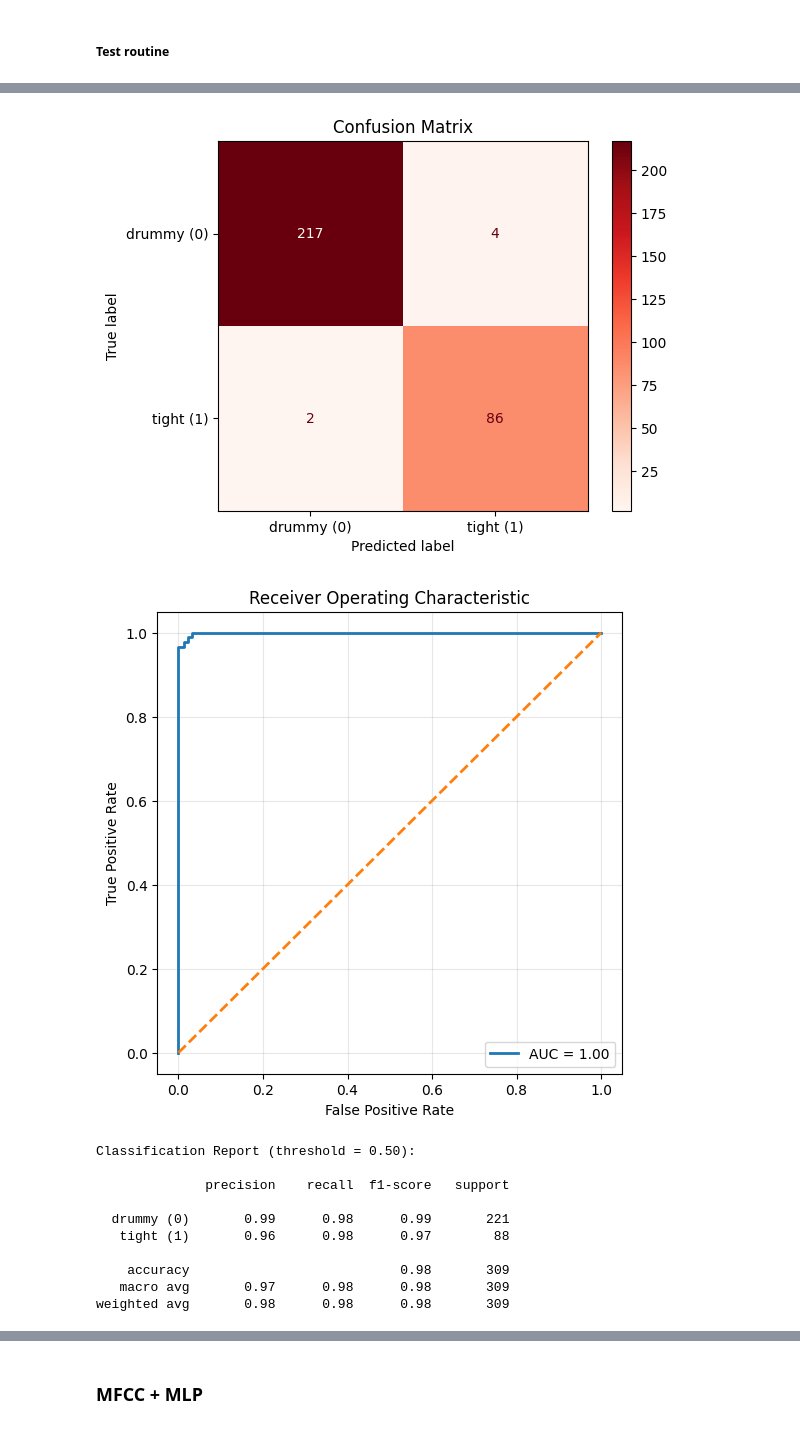
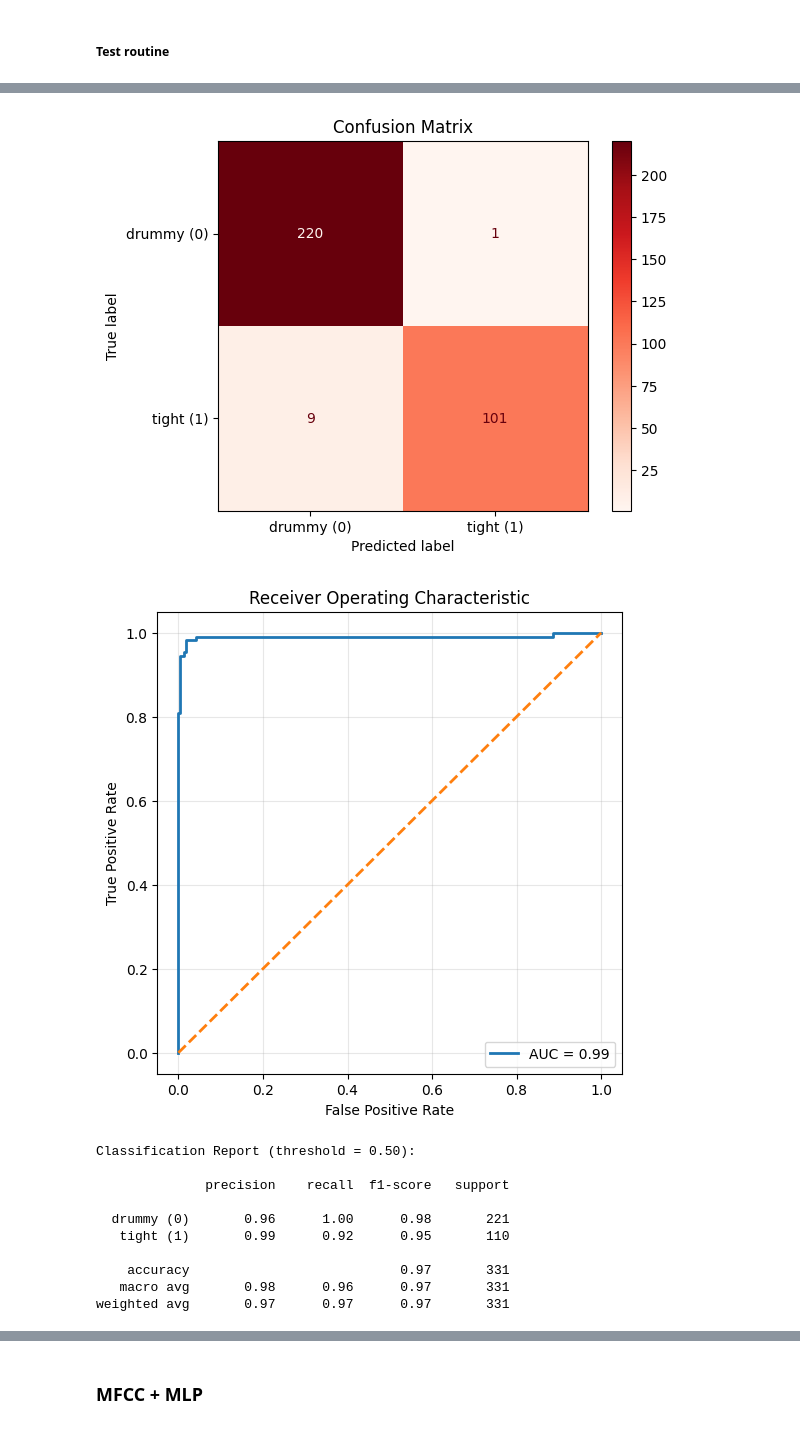
Before and after one commit to kanwarSINGH03/acoustic_signal_classification, a Jupyter notebook: evaluation/march_paper_P1.ipynb, the cells around one changed output, grey strips where cells are left out. Drawn from its saved outputs; the diff is of its cells as text; code cells hidden in the pictures.

```diff
--- a/evaluation/march_paper_P1.ipynb
+++ b/evaluation/march_paper_P1.ipynb
@@ -488,7 +508,7 @@ full_ds = P1_PCA_best
 train_ds = Subset(full_ds, train_idx.tolist())
 test_ds = Subset(full_ds, test_idx.tolist())
 
-batch_size = 32
+batch_size = 30
 train_loader = DataLoader(train_ds, batch_size=batch_size, shuffle=True, drop_last=False)
 test_loader = DataLoader(test_ds, batch_size=batch_size, shuffle=False, drop_last=False)
 
@@ -533,7 +553,8 @@ test_results = loops.test(
     test_loader=test_loader,
     report=True,
     score=True,
-    device=device_str
+    device=device_str,
+    threshold_viz=True
 )
 
 acc = test_results["accuracy"]
@@ -652,7 +674,7 @@ y = P1_df_Y.squeeze().astype(int).to_numpy() if hasattr(P1_df_Y, "to_numpy") els
 idx_all = np.arange(len(y))
 train_idx, test_idx = train_test_split(
     idx_all,
-    test_size=0.2,
+    test_size=0.1,
     random_state=42,
     stratify=y
 )
@@ -828,8 +850,15 @@ plt.show()
 torch.manual_seed(42)
 np.random.seed(42)
 
-train_idx = list(range(0, 3000))
-test_idx = list(range(3000, 3309))
+idx_all = np.arange(len(P1_raw))
+y_all = np.array([P1_raw[i][1] for i in idx_all])
+
+train_idx, test_idx = train_test_split(
+    idx_all,
+    test_size=0.1,
+    random_state=42,
+    stratify=y_all
+)
 
 train_data = torch.utils.data.Subset(P1_raw, train_idx)
 test_data = torch.utils.data.Subset(P1_raw, test_idx)
@@ -866,6 +895,7 @@ test_results = loops.test(
     test_loader=test_loader,
     report=True,
     score=True,
+    threshold_viz=True,
 )
 
 acc = test_results["accuracy"]
@@ -906,5 +936,44 @@ roc_df = roc_df[roc_df["model_name"] != model_name]
 roc_df = pd.concat([roc_df, new_row], ignore_index=True)
 
 display(roc_df)
+# ----------------- DRAW GRAPH -----------------
+import shutil as _shutil
+dot = _shutil.which("dot") or "/opt/homebrew/bin/dot"
+if not os.path.exists(dot):
+    dot = "/usr/local/bin/dot"
+os.environ["GRAPHVIZ_DOT"] = dot
+os.environ["PATH"] += os.pathsep + os.path.dirname(dot)
+
+from torchview import draw_graph
+
+model.eval()
+graph_fname = f"../assets/march_paper/{model_name}"
+
+# use actual sample shape from dataset instead of input_dim
+sample_x, _ = P1_raw[0]
+
+graph = draw_graph(
+    model,
+    input_size=(1, *sample_x.shape),
+    expand_nested=True,
+    device="cpu",
+    save_graph=True,
+    filename=graph_fname,
+)
+print(f"[GRAPH] Saved to: {graph_fname}.png (and/or .pdf)")
+
+# show graph in notebook
+from PIL import Image
+import matplotlib.pyplot as plt
+
+plt.figure(figsize=(40, 30))
+img_path = f"{graph_fname}.png"
+if os.path.exists(img_path):
+    img = Image.open(img_path)
+    plt.imshow(img)
+    plt.axis("off")
+    plt.show()
+else:
+    print(f"Graph image not found at {img_path}")
 # %% [output]
 [INFO] Testing the model
@@ -912,12 +981,12 @@ Test accuracy (threshold=0.50): 0.9806
-[figure, old version]
+[figure, new version]
-[figure, old version]
+[figure, new version]
 Classification Report (threshold = 0.50):
 
               precision    recall  f1-score   support
 
-  drummy (0)       0.99      0.98      0.99       221
-   tight (1)       0.96      0.98      0.97        88
+  drummy (0)       0.96      1.00      0.98       221
+   tight (1)       0.99      0.92      0.95       110
 
-    accuracy                           0.98       309
-   macro avg       0.97      0.98      0.98       309
-weighted avg       0.98      0.98      0.98       309
+    accuracy                           0.97       331
+   macro avg       0.98      0.96      0.97       331
+weighted avg       0.97      0.97      0.97       331
```
Also changed, not shown: parts of 9 cells of this notebook, 5 other files.
